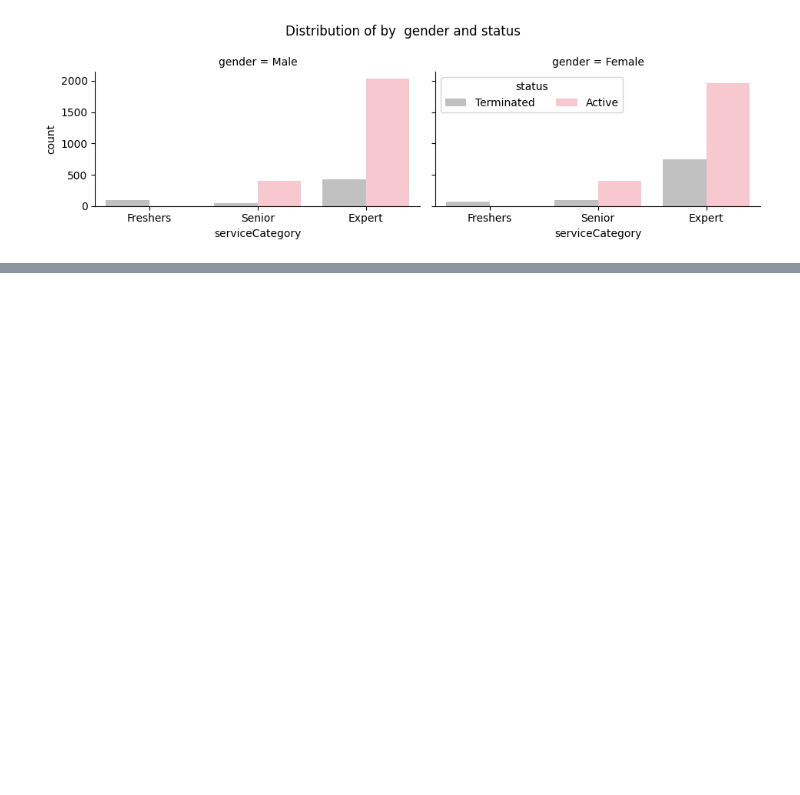
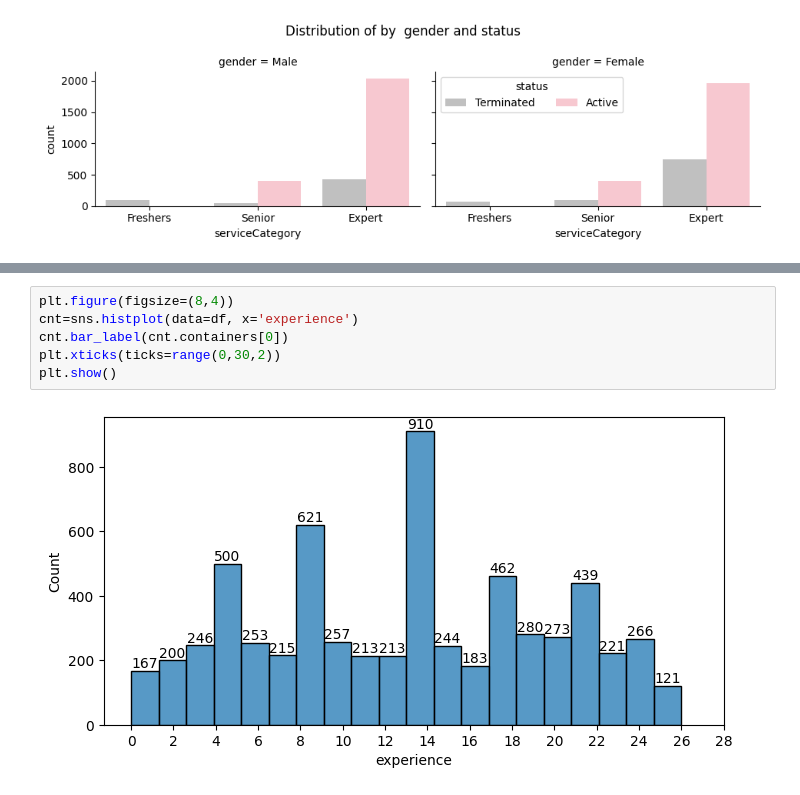
Before and after one commit to idrisrazaballry/pythonLibraries, a Jupyter notebook: attrition.ipynb, the cells around one changed output, grey strips where cells are left out. Drawn from its saved outputs; the diff is of its cells as text; blank space fills up the shorter version.

```diff
--- a/attrition.ipynb
+++ b/attrition.ipynb
@@ -564,0 +574,8 @@ plt.show()
+# %%
+plt.figure(figsize=(8,4))
+cnt=sns.histplot(data=df, x='experience')
+cnt.bar_label(cnt.containers[0])
+plt.xticks(ticks=range(0,30,2))
+plt.show()
+# %% [output]
+[figure, added]
```
Also changed, not shown: parts of 6 cells of this notebook.
